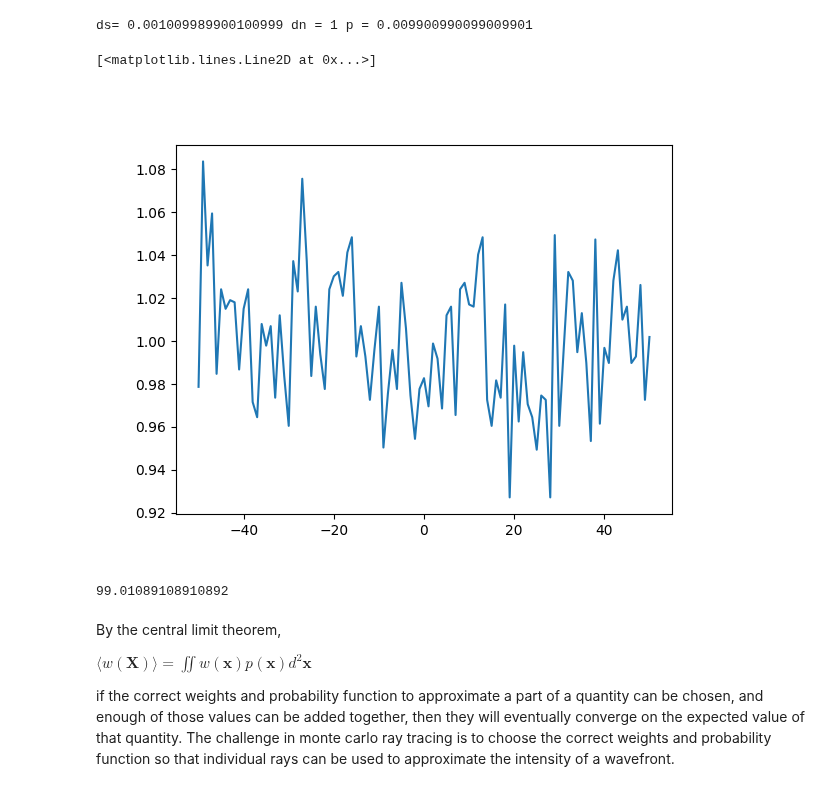
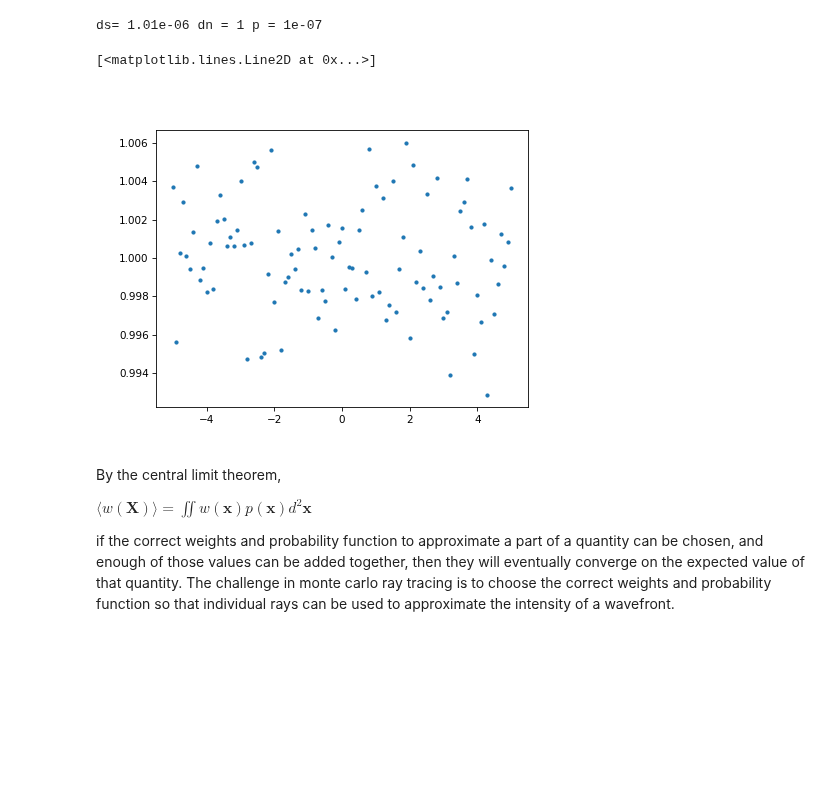
Before and after one commit to DavidLanders95/MonteCarloMS, a Jupyter notebook: basic_monte_carlo_amplitude_tests.ipynb, the cells around one changed output. Saved outputs shown, nothing was run; the diff lists cells and outputs as text; code cells hidden in the pictures; blank space fills up the shorter version.

Commit message:
changing random function

```diff
--- a/basic_monte_carlo_amplitude_tests.ipynb
+++ b/basic_monte_carlo_amplitude_tests.ipynb
@@ -21,23 +22,22 @@ def get_pixel_coords(
 import matplotlib.pyplot as plt
 import numpy as np
 
-z_source = 1.5
-z_aper = 1.0
+z_source = 1500.0
+z_aper = 1000.0
 z_det = 0.0
 
 z_prop = z_aper - z_det
 
 # Given data for the setup
-num_px_source_x = 100001
+num_px_source_x = int(1e7)
 num_px_source_y = 1
-num_px_det_x = 11
+num_px_det_x = 100
 num_px_det_y = 1
 num_px_aper_x = 101
 num_px_aper_y = 1
 
-
-det_px_width_x = 1
-aper_px_width_x = 1
+det_px_width_x = 0.01
+aper_px_width_x = 0.1
 
 aper_width = aper_px_width_x * num_px_aper_x
 
@@ -50,6 +50,7 @@ detector_x_edges = np.linspace(0 - (num_px_det_x) * det_px_width_x/2, 0 + (num_p
 aperture_x_coords = np.linspace(0 - (num_px_aper_x - 1) * aper_px_width_x/2, 0 + (num_px_aper_x - 1) * aper_px_width_x/2, num_px_aper_x)
 aperture_x_edges = np.linspace(0 - (num_px_aper_x) * aper_px_width_x/2, 0 + (num_px_aper_x) * aper_px_width_x/2, num_px_aper_x + 1)
 
+aperture_norm = np.array([1, 0])
 N = num_px_source_x# number of rays
 ray_source_x = np.random.uniform(aperture_x_edges[0], aperture_x_edges[-1], N)
 ray_source_z = np.ones(N) * z_source
@@ -69,24 +70,16 @@ ray_source_aper_direction = ray_source_aper  / ray_source_aper_magnitude
 min_theta = np.arcsin(z_prop/np.sqrt((aperture_x_edges[0] - detector_x_edges[0])**2 + z_prop ** 2))
 max_theta = np.arcsin(z_prop/np.sqrt((aperture_x_edges[-1] - detector_x_edges[-1])**2 + z_prop ** 2))
 
-ray_det_x = np.random.uniform(detector_x_edges[0], detector_x_edges[-1], N)
-ray_det_z = np.ones(N) * z_det
-
-ray_det_coord = np.array([ray_det_z, ray_det_x])
-
-ray_aper_det = ray_det_coord - ray_aper_coord
-ray_aper_det_magnitude = np.linalg.norm(ray_aper_det, axis = 0)
-ray_aper_det_direction = ray_aper_det / ray_aper_det_magnitude
-
 amplitude = 1.0
 
 dn = 1
 ds = source_px_width_x
 p = dn / (ds * N)
 
-print('ds=', ds, 'dn =', dn, 'p =', p)
+print('ds=', ds, 'dn =', dn, 'p =', p * ds)
 ws = np.sqrt(1 / p)
 wp = np.sqrt(1 / p)
+wi = np.sqrt(1 / np.dot(ray_source_aper.T, aperture_norm))
 
 ray_amplitude = np.ones(N) * amplitude * ws * wp
 aper_image_real = np.zeros((num_px_aper_y, num_px_aper_x))
@@ -99,49 +92,36 @@ sy, sx = aper_image_real.shape
 mask = np.logical_and(
     np.logical_and(
         0 <= pixel_coords_y,
         pixel_coords_y < sy
     ),
     np.logical_and(
         0 <= pixel_coords_x,
         pixel_coords_x < sx
     )
 )
 
 flat_icds = np.ravel_multi_index(
     [
         pixel_coords_y[mask],
         pixel_coords_x[mask],
     ],
     aper_image_real.shape
 )
 
 np.add.at(
     aper_image_real.ravel(),
     flat_icds,
     ray_amplitude,
 )
 
 aper_image_real *= 1 / (N * aper_px_width_x)
 
 plt.figure()
-plt.plot(aperture_x_coords, aper_image_real[0, :])
+plt.plot(aperture_x_coords, aper_image_real[0, :], '.')
 # %% [output]
-ds= 0.001009989900100999 dn = 1 p = 0.009900990099009901
+ds= 1.01e-06 dn = 1 p = 1e-07
 [<matplotlib.lines.Line2D at 0x...>]
-[figure, old version]
+[figure, new version]
-# %%
-# Given data
-total_rays = 1000  # Total number of rays
-total_pixels = 100  # Total number of pixels
-
-# Calculate the probability for a single ray hitting a single pixel
-p_single_pixel = 1 / (ds * total_rays)
-
-# Calculate the total probability for all pixels
-p_all_pixels = total_pixels * p_single_pixel
-p_all_pixels
-# %% [output]
-99.01089108910892
 # %% [markdown]
 
 
```
Also changed, not shown: parts of 6 cells of this notebook, 1 other file.
